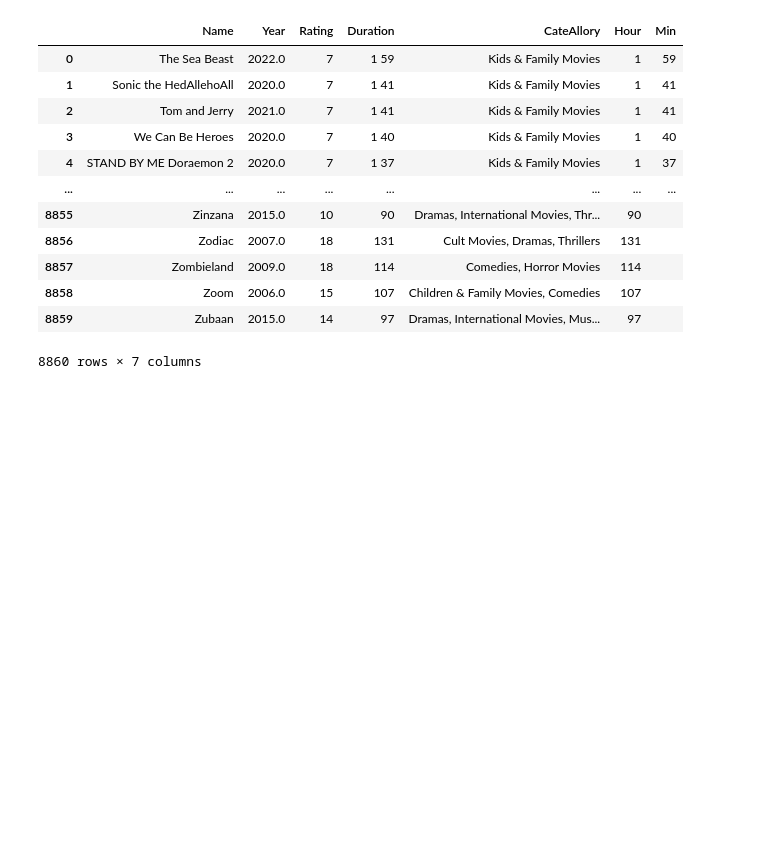
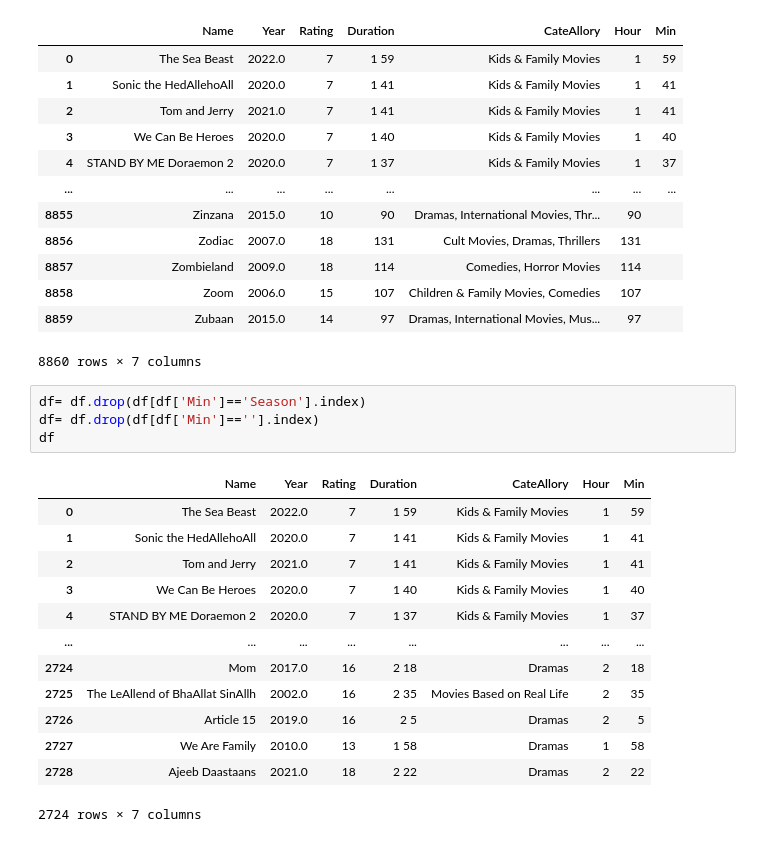
Before and after one commit to Sundakiy/Project-1-Team-2, a Jupyter notebook: Data.ipynb, the cells around one changed output. Saved outputs shown, nothing was run; the diff lists cells and outputs as text; blank space fills up the shorter version.

```diff
--- a/Data.ipynb
+++ b/Data.ipynb
@@ -150,6 +160,24 @@ df
 | 8858 | Zoom | 2006.0 | 15 | 107 | Children & Family Movies, Comedies | 107 |  |
 | 8859 | Zubaan | 2015.0 | 14 | 97 | Dramas, International Movies, Mus... | 97 |  |
 8860 rows × 7 columns
+# %%
+df= df.drop(df[df['Min']=='Season'].index)
+df= df.drop(df[df['Min']==''].index)
+df
+# %% [output]
+|  | Name | Year | Rating | Duration | CateAllory | Hour | Min |
+| 0 | The Sea Beast | 2022.0 | 7 | 1 59 | Kids & Family Movies | 1 | 59 |
+| 1 | Sonic the HedAllehoAll | 2020.0 | 7 | 1 41 | Kids & Family Movies | 1 | 41 |
+| 2 | Tom and Jerry | 2021.0 | 7 | 1 41 | Kids & Family Movies | 1 | 41 |
+| 3 | We Can Be Heroes | 2020.0 | 7 | 1 40 | Kids & Family Movies | 1 | 40 |
+| 4 | STAND BY ME Doraemon 2 | 2020.0 | 7 | 1 37 | Kids & Family Movies | 1 | 37 |
+| ... | ... | ... | ... | ... | ... | ... | ... |
+| 2724 | Mom | 2017.0 | 16 | 2 18 | Dramas | 2 | 18 |
+| 2725 | The LeAllend of BhaAllat SinAllh | 2002.0 | 16 | 2 35 | Movies Based on Real Life | 2 | 35 |
+| 2726 | Article 15 | 2019.0 | 16 | 2 5 | Dramas | 2 | 5 |
+| 2727 | We Are Family | 2010.0 | 13 | 1 58 | Dramas | 1 | 58 |
+| 2728 | Ajeeb Daastaans | 2021.0 | 18 | 2 22 | Dramas | 2 | 22 |
+2724 rows × 7 columns
 # %%
 df['Min'].astype(float)
 df
```
Also changed, not shown: parts of 5 cells of this notebook.
